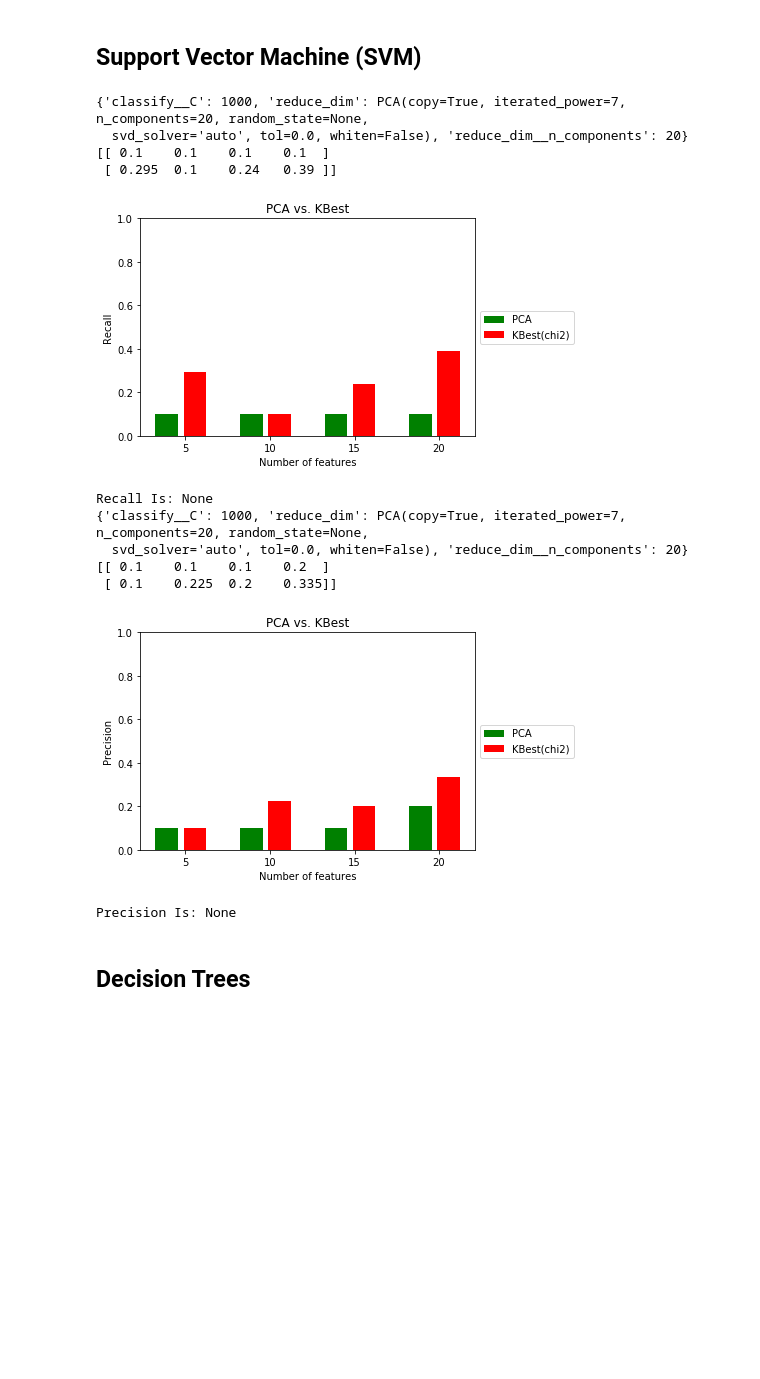
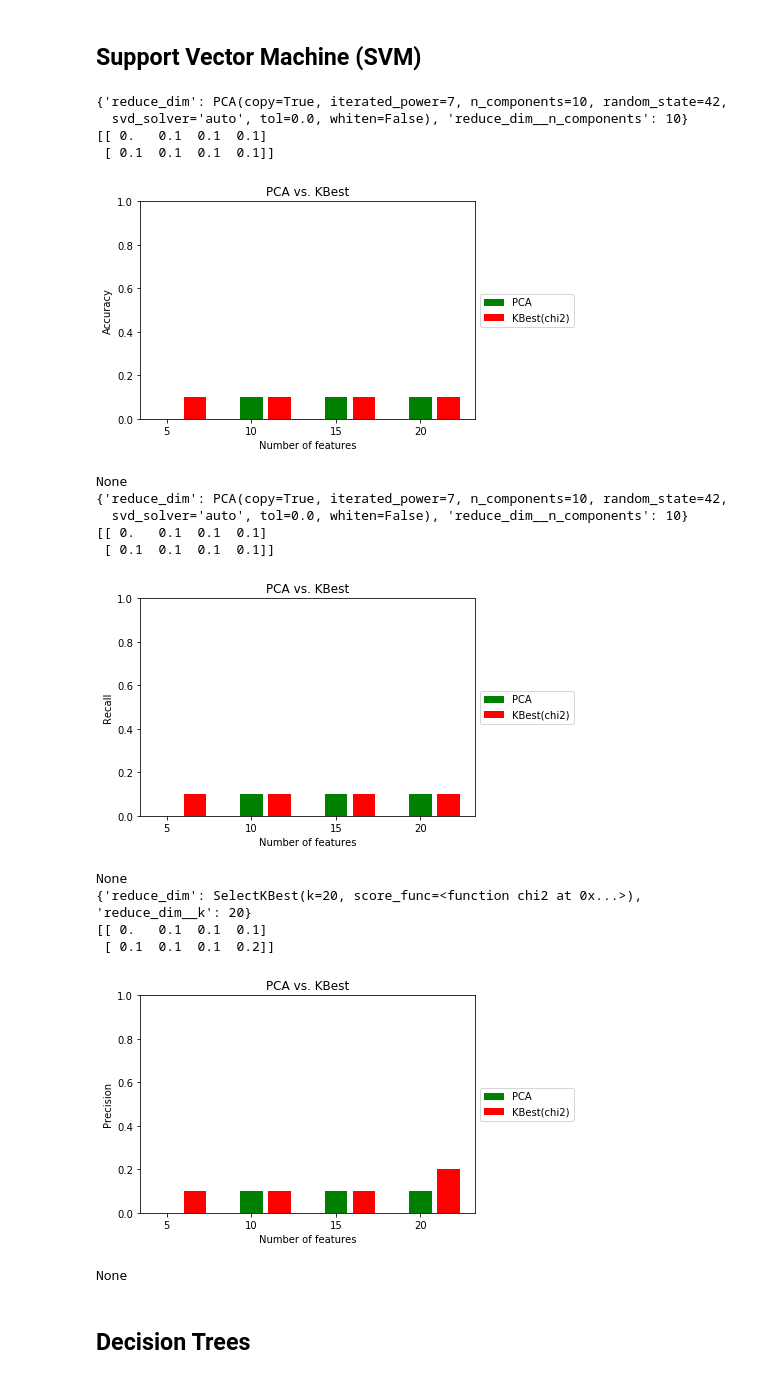
Before and after one commit to Haleh-Dolati/DAND-P5, a Jupyter notebook: P5-Copy2.ipynb, the cells around one changed output. Cells and saved outputs as stored; diff of their text form; code cells hidden in the pictures; blank space fills up the shorter version.

```diff
--- a/P5-Copy2.ipynb
+++ b/P5-Copy2.ipynb
@@ -303,48 +213,28 @@ GridSearch (pipe_GaussianNB, param_grid_GaussianNB, 'precision', lenght, 'Precis
 # %% [markdown]
 ## Support Vector Machine (SVM)
-# %%
-pipe_LinearSVC = Pipeline([
-    ('reduce_dim', PCA()),
-    ('classify', LinearSVC())
-])
-
-# LinearSVC(penalty='l2', loss='squared_hinge', dual=True, tol=0.0001,
-#           C=1.0, multi_class='ovr', fit_intercept=True, intercept_scaling=1,
-#           class_weight=None, verbose=0, random_state=None, max_iter=1000)
-
-N_FEATURES_OPTIONS = [5,10,15,20]
-C_OPTIONS = [1, 10, 100, 1000]
-lenght = len(C_OPTIONS)
-param_grid_LinearSVC = [
-    {
-        'reduce_dim': [PCA(iterated_power=7)],
-        'reduce_dim__n_components': N_FEATURES_OPTIONS,
-        'classify__C': C_OPTIONS
-
-    },
-    {
-        'reduce_dim': [SelectKBest(chi2)],
-        'reduce_dim__k': N_FEATURES_OPTIONS,
-        'classify__C': C_OPTIONS
-    },
-]
-reducer_labels = ['PCA', 'KBest(chi2)']
-
-# GridSearch (pipe_LinearSVC, param_grid_LinearSVC, 'accuracy', lenght, 'Accuracy')
-print ( "Recall Is:" , GridSearch (pipe_LinearSVC, param_grid_LinearSVC, 'recall', lenght, 'Recall'))
-print ( "Precision Is:" , GridSearch (pipe_LinearSVC, param_grid_LinearSVC, 'precision', lenght, 'Precision'))
-# %% [output]
-{'classify__C': 1000, 'reduce_dim': PCA(copy=True, iterated_power=7, n_components=20, random_state=None,
-  svd_solver='auto', tol=0.0, whiten=False), 'reduce_dim__n_components': 20}
-[[ 0.1    0.1    0.1    0.1  ]
- [ 0.295  0.1    0.24   0.39 ]]
-[figure, removed]
-Recall Is: None
-{'classify__C': 1000, 'reduce_dim': PCA(copy=True, iterated_power=7, n_components=20, random_state=None,
-  svd_solver='auto', tol=0.0, whiten=False), 'reduce_dim__n_components': 20}
-[[ 0.1    0.1    0.1    0.2  ]
- [ 0.1    0.225  0.2    0.335]]
-[figure, removed]
-Precision Is: None
+# %%
+classifier = LinearSVC()
+
+print (GridSearch (classifier,'recall',  'Accuracy'))
+print (GridSearch (classifier,'recall',  'Recall'))
+print (GridSearch (classifier,'precision', 'Precision'))
+# %% [output]
+{'reduce_dim': PCA(copy=True, iterated_power=7, n_components=10, random_state=42,
+  svd_solver='auto', tol=0.0, whiten=False), 'reduce_dim__n_components': 10}
+[[ 0.   0.1  0.1  0.1]
+ [ 0.1  0.1  0.1  0.1]]
+[figure, added]
+None
+{'reduce_dim': PCA(copy=True, iterated_power=7, n_components=10, random_state=42,
+  svd_solver='auto', tol=0.0, whiten=False), 'reduce_dim__n_components': 10}
+[[ 0.   0.1  0.1  0.1]
+ [ 0.1  0.1  0.1  0.1]]
+[figure, added]
+None
+{'reduce_dim': SelectKBest(k=20, score_func=<function chi2 at 0x...>), 'reduce_dim__k': 20}
+[[ 0.   0.1  0.1  0.1]
+ [ 0.1  0.1  0.1  0.2]]
+[figure, added]
+None
 # %% [markdown]
 ## Decision Trees
```
Also changed, not shown: parts of 27 cells of this notebook, 3 other files.
